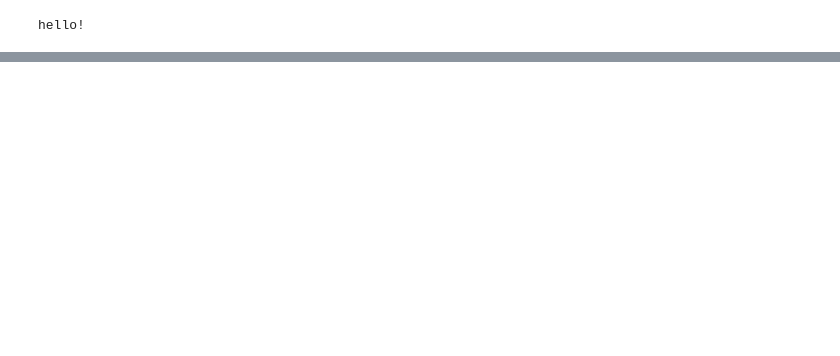
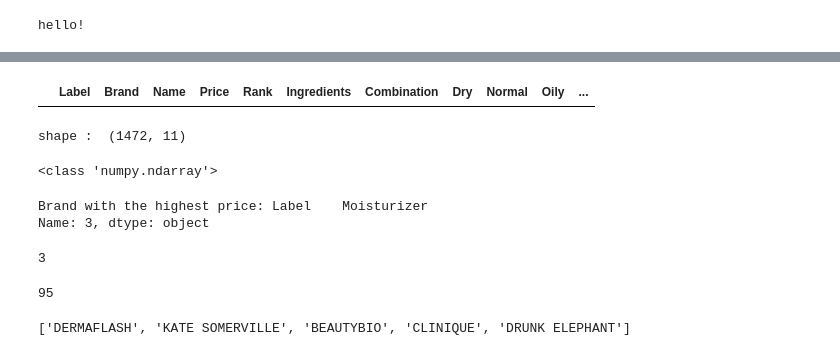
Before and after one commit to shaikhasif69/CoLab-Projects, a Jupyter notebook: first.ipynb, the cells around one changed output, grey strips where cells are left out. Cells and saved outputs as stored; diff of their text form; code cells hidden in the pictures; blank space fills up the shorter version.

```diff
--- a/first.ipynb
+++ b/first.ipynb
@@ -95,0 +104,36 @@ hello!
+# %%
+ds[ds.duplicated()]
+# %% [output]
+|  | Label | Brand | Name | Price | Rank | Ingredients | Combination | Dry | Normal | Oily | ... |
+# %%
+theShape = ds.shape
+print("shape : ", theShape)
+# %% [output]
+shape :  (1472, 11)
+# %%
+total_brand = ds["Brand"].unique()
+print(type(total_brand))
+# %% [output]
+<class 'numpy.ndarray'>
+# %%
+brand_max_price = ds.loc[ds["Price"].min(),["Label"]]
+print("Brand with the highest price:", brand_max_price)
+
+ds["Price"].min()
+# %% [output]
+Brand with the highest price: Label    Moisturizer
+Name: 3, dtype: object
+3
+# %%
+for_combination_skin = ds[ds["Combination"] == 1]["Brand"].nunique()
+print(for_combination_skin)
+# %% [output]
+95
+# %%
+top_5_brands = ds["Brand"].value_counts().head(5)
+# print(top_5_brands)
+
+the_5_brands = ds.sort_values(by="Rank", ascending=True).head(5)["Brand"]
+print(the_5_brands.to_list())
+# %% [output]
+['DERMAFLASH', 'KATE SOMERVILLE', 'BEAUTYBIO', 'CLINIQUE', 'DRUNK ELEPHANT']
```
Also changed, not shown: parts of 2 cells of this notebook.
